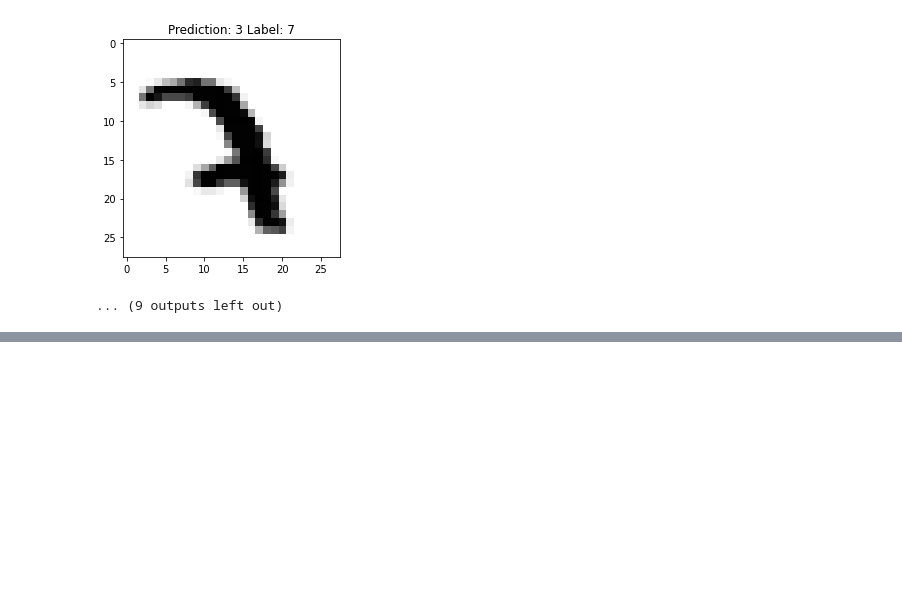
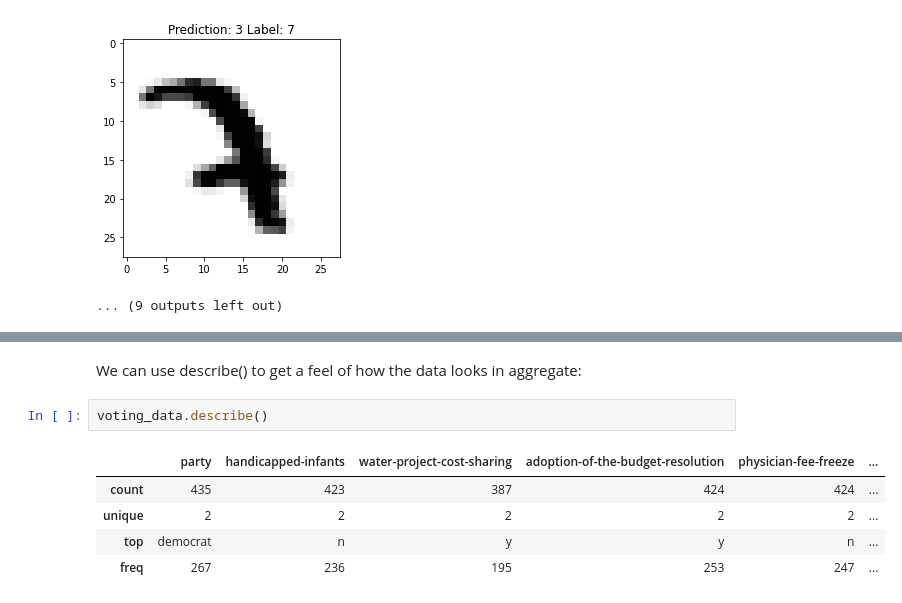
Before and after one commit to leodias-projects/DataScience-keras_tensorflow_course, a Jupyter notebook: tensorflow_keras_api.ipynb, the cells around one changed output, grey strips where cells are left out. Drawn from its saved outputs; the diff is of its cells as text; blank space fills up the shorter version.

```diff
--- a/tensorflow_keras_api.ipynb
+++ b/tensorflow_keras_api.ipynb
@@ -168,0 +212,10 @@ Try adapting that to our code above and see if it makes a difference or not.
+# %% [markdown]
+We can use describe() to get a feel of how the data looks in aggregate:
+# %%
+voting_data.describe()
+# %% [output]
+|  | party | handicapped-infants | water-project-cost-sharing | adoption-of-the-budget-resolution | physician-fee-freeze | ... |
+| count | 435 | 423 | 387 | 424 | 424 | ... |
+| unique | 2 | 2 | 2 | 2 | 2 | ... |
+| top | democrat | n | y | y | n | ... |
+| freq | 267 | 236 | 195 | 253 | 247 | ... |
```
Also changed, not shown: parts of 15 cells of this notebook, 1 other file.
